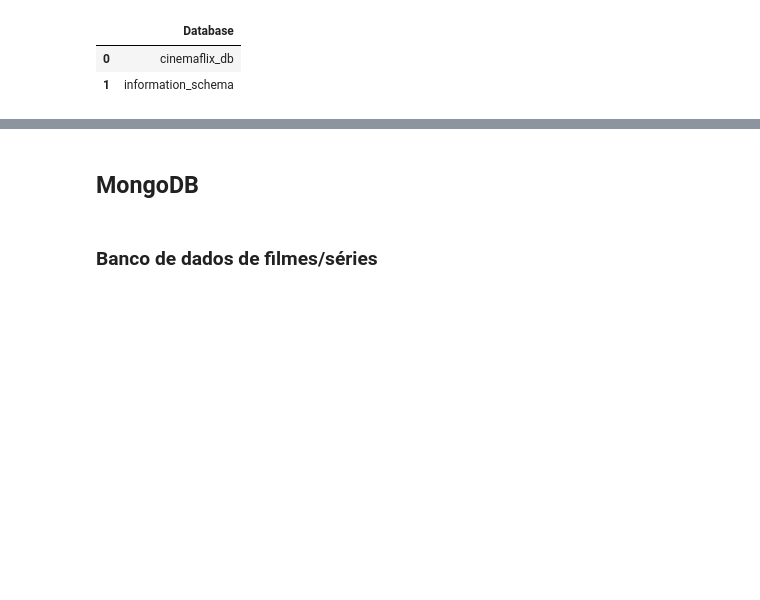
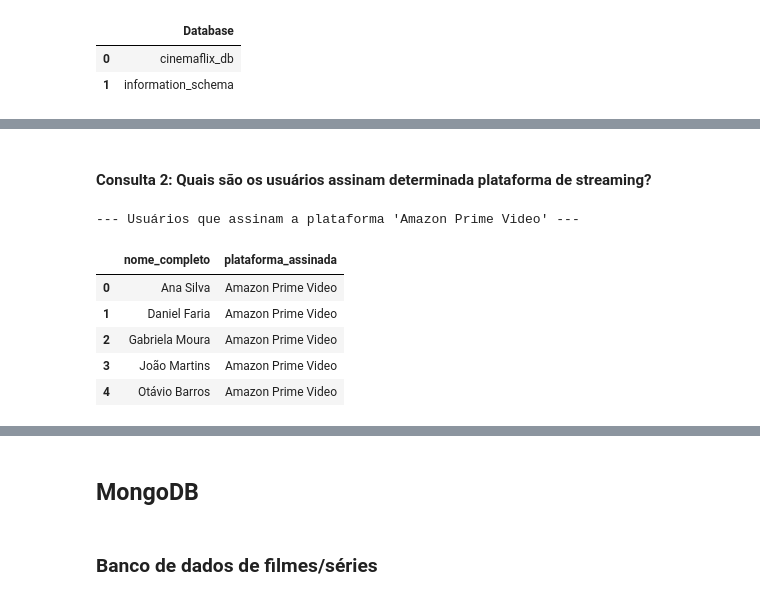
Before and after one commit to juniorcmauricio/cinemaflix_databases, a Jupyter notebook: jupyter/notebooks/CinemaFlix_Databases.ipynb, the cells around one changed output, grey strips where cells are left out. Cells and saved outputs as stored; diff of their text form; code cells hidden in the pictures; blank space fills up the shorter version.

```diff
--- a/jupyter/notebooks/CinemaFlix_Databases.ipynb
+++ b/jupyter/notebooks/CinemaFlix_Databases.ipynb
@@ -291,0 +475,18 @@ read_sql_mariadb(engine, query)
+# %% [markdown]
+#### Consulta 2: Quais são os usuários assinam determinada plataforma de streaming?
+# %%
+## INPUT: nome da plataforma de streaming contida na tabela 'usuario_plataforma'
+#nome_plataforma = "Netflix"
+nome_plataforma = "Amazon Prime Video"
+
+db_uri = "mysql+mysqlconnector://cinemaflix_user:user_password@mariadb:3306/cinemaflix_db"
+engine = create_engine(db_uri)
+consult_user_platform(engine, nome_plataforma)
+# %% [output]
+--- Usuários que assinam a plataforma 'Amazon Prime Video' ---
+|  | nome_completo | plataforma_assinada |
+| 0 | Ana Silva | Amazon Prime Video |
+| 1 | Daniel Faria | Amazon Prime Video |
+| 2 | Gabriela Moura | Amazon Prime Video |
+| 3 | João Martins | Amazon Prime Video |
+| 4 | Otávio Barros | Amazon Prime Video |
```
Also changed, not shown: parts of 20 cells of this notebook.
